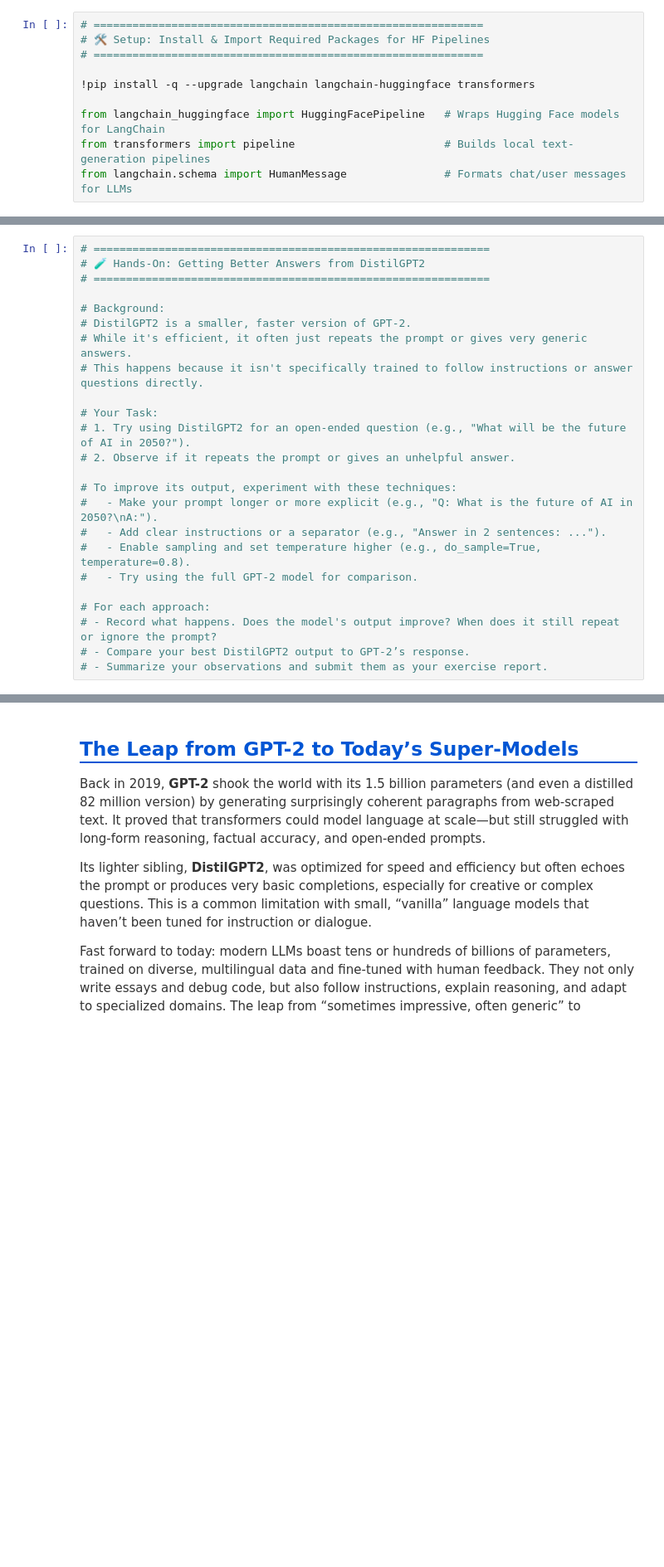
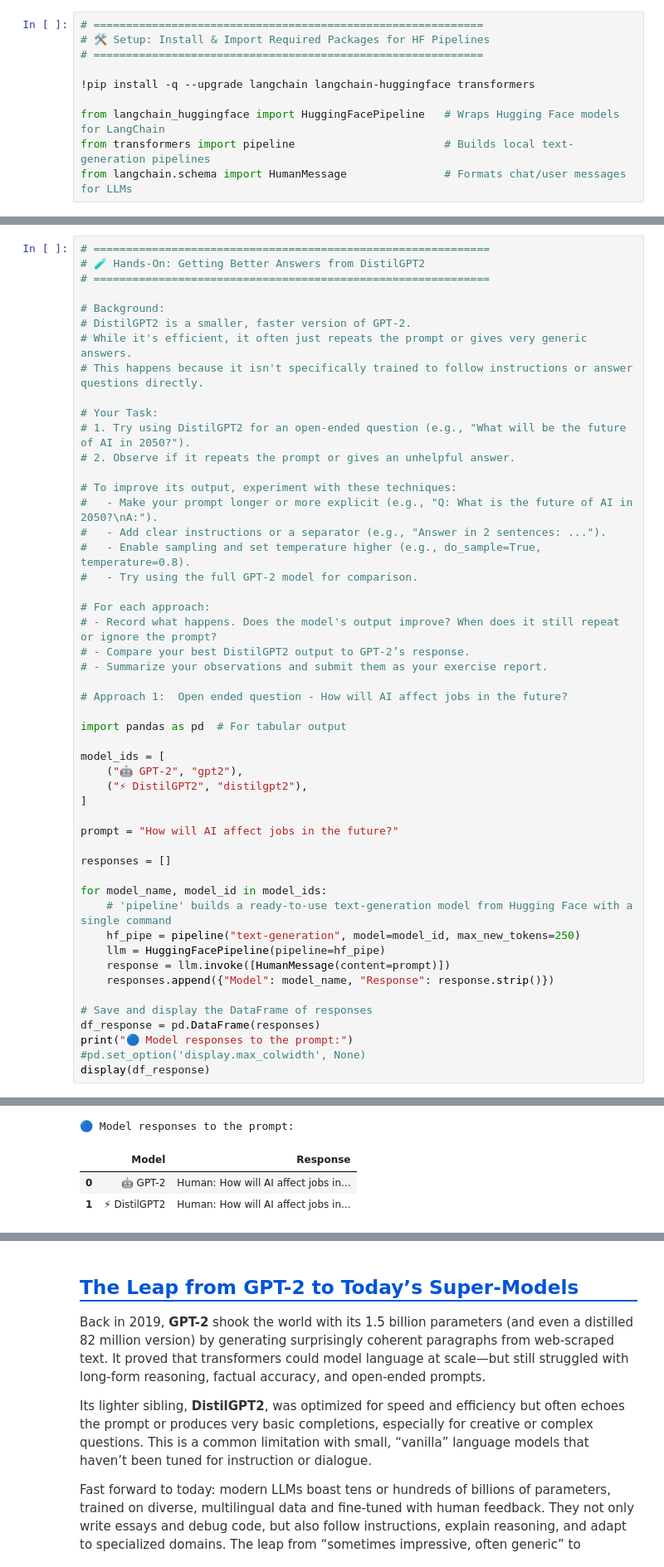
Before and after one commit to sayaleepande/GenAI, a Jupyter notebook: M5_Lab1_LangChain_LLMs.ipynb, the cells around one changed output, grey strips where cells are left out. Shown at 83% size. Drawn from its saved outputs; the diff is of its cells as text; blank space fills up the shorter version.

```diff
--- a/M5_Lab1_LangChain_LLMs.ipynb
+++ b/M5_Lab1_LangChain_LLMs.ipynb
@@ -704,3 +714,30 @@ display(df_response)
 # - Record what happens. Does the model's output improve? When does it still repeat or ignore the prompt?
 # - Compare your best DistilGPT2 output to GPT-2’s response.
 # - Summarize your observations and submit them as your exercise report.
+
+# Approach 1:  Open ended question - How will AI affect jobs in the future?
+
+import pandas as pd  # For tabular output
+
+model_ids = [
+    ("🤖 GPT-2", "gpt2"),
+    ("⚡ DistilGPT2", "distilgpt2"),
+]
+
+prompt = "How will AI affect jobs in the future?"
+
+responses = []
+
+for model_name, model_id in model_ids:
+    # 'pipeline' builds a ready-to-use text-generation model from Hugging Face with a single command
+    hf_pipe = pipeline("text-generation", model=model_id, max_new_tokens=250)
+    llm = HuggingFacePipeline(pipeline=hf_pipe)
+    response = llm.invoke([HumanMessage(content=prompt)])
+    responses.append({"Model": model_name, "Response": response.strip()})
+
+# Save and display the DataFrame of responses
+df_response = pd.DataFrame(responses)
+print("🔵 Model responses to the prompt:")
+#pd.set_option('display.max_colwidth', None)
+display(df_response)
+# %% [output]
@@ -706,0 +748,4 @@ display(df_response)
+🔵 Model responses to the prompt:
+|  | Model | Response |
+| 0 | 🤖 GPT-2 | Human: How will AI affect jobs in... |
+| 1 | ⚡ DistilGPT2 | Human: How will AI affect jobs in... |
```
Also changed, not shown: parts of 5 cells of this notebook.
